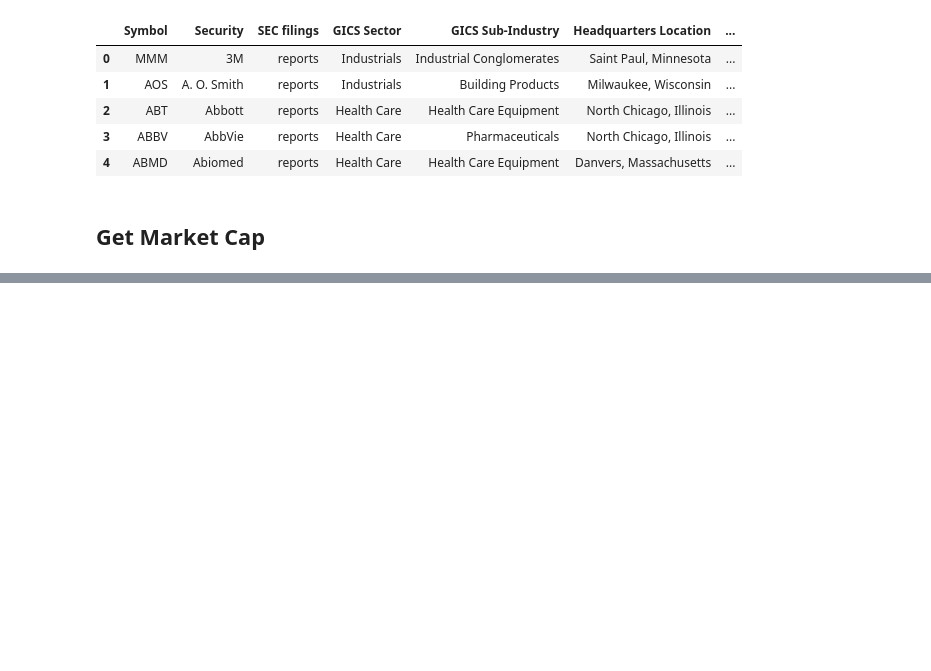
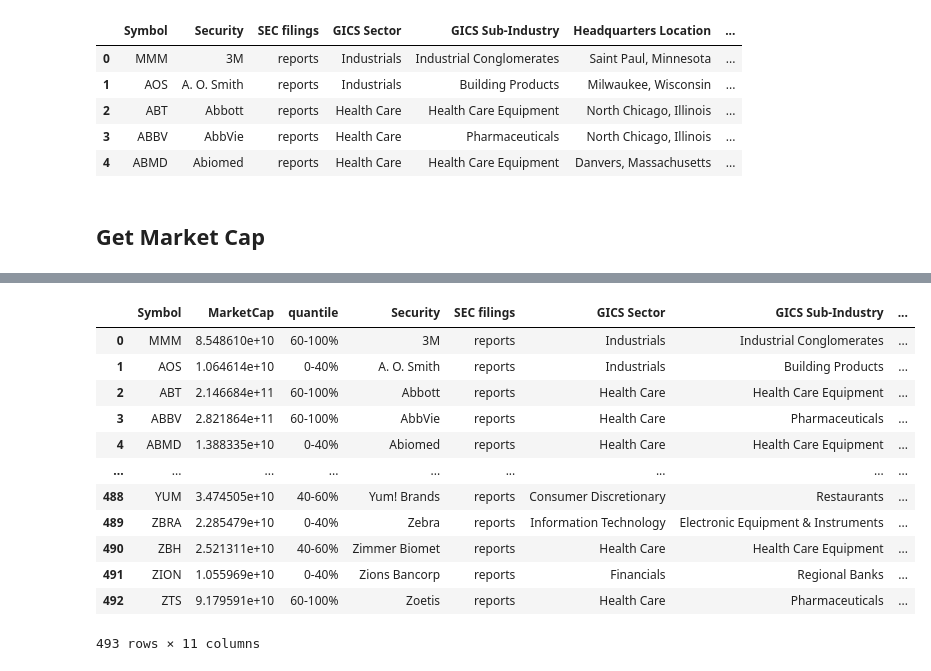
Before and after one commit to mohansameer1983/AI-Finance, a Jupyter notebook: MMAI_823_AI_Finance.ipynb, the cells around one changed output, grey strips where cells are left out. Cells and saved outputs as stored; diff of their text form; code cells hidden in the pictures; blank space fills up the shorter version.

```diff
--- a/MMAI_823_AI_Finance.ipynb
+++ b/MMAI_823_AI_Finance.ipynb
@@ -98,0 +121,5 @@ DATA_PATH='/content/drive/MyDrive/Colab Notebooks/data/'
+# %%
+# Convert dictionary to dataframe
+final_info_df = pd.DataFrame(
+    {"Symbol": marketcap_dict.keys(), "MarketCap": marketcap_dict.values()}
+)
@@ -114,0 +169,3 @@ marketdf = load_csv_to_dataframe('/data/marketcap.csv')
+# %%
+filtered_df = final_info_df.replace(to_replace='None', value=np.nan).dropna()
+filtered_df.info()
@@ -115,3 +187,7 @@ marketdf = load_csv_to_dataframe('/data/marketcap.csv')
 # %%
 # find the quantiles over the index axis
-df.quantile([.4,.6], axis = 0)
+final_df = filtered_df.copy()
+bin_labels = ['0-40%', '40-60%', '60-100%']
+final_df['quantile'] = pd.qcut(final_df['MarketCap'],
+                              q=[0, .4, .6, 1],
+                              labels=bin_labels)
@@ -117,0 +210,19 @@ df.quantile([.4,.6], axis = 0)
+# %%
+#Add other details for each symbol
+merged_df = pd.merge(final_df, df, on=['Symbol', 'Symbol'])
+# %%
+merged_df
+# %% [output]
+|  | Symbol | MarketCap | quantile | Security | SEC filings | GICS Sector | GICS Sub-Industry | ... |
+| 0 | MMM | 8.548610e+10 | 60-100% | 3M | reports | Industrials | Industrial Conglomerates | ... |
+| 1 | AOS | 1.064614e+10 | 0-40% | A. O. Smith | reports | Industrials | Building Products | ... |
+| 2 | ABT | 2.146684e+11 | 60-100% | Abbott | reports | Health Care | Health Care Equipment | ... |
+| 3 | ABBV | 2.821864e+11 | 60-100% | AbbVie | reports | Health Care | Pharmaceuticals | ... |
+| 4 | ABMD | 1.388335e+10 | 0-40% | Abiomed | reports | Health Care | Health Care Equipment | ... |
+| ... | ... | ... | ... | ... | ... | ... | ... | ... |
+| 488 | YUM | 3.474505e+10 | 40-60% | Yum! Brands | reports | Consumer Discretionary | Restaurants | ... |
+| 489 | ZBRA | 2.285479e+10 | 0-40% | Zebra | reports | Information Technology | Electronic Equipment & Instruments | ... |
+| 490 | ZBH | 2.521311e+10 | 40-60% | Zimmer Biomet | reports | Health Care | Health Care Equipment | ... |
+| 491 | ZION | 1.055969e+10 | 0-40% | Zions Bancorp | reports | Financials | Regional Banks | ... |
+| 492 | ZTS | 9.179591e+10 | 60-100% | Zoetis | reports | Health Care | Pharmaceuticals | ... |
+493 rows × 11 columns
```
Also changed, not shown: parts of 17 cells of this notebook.
